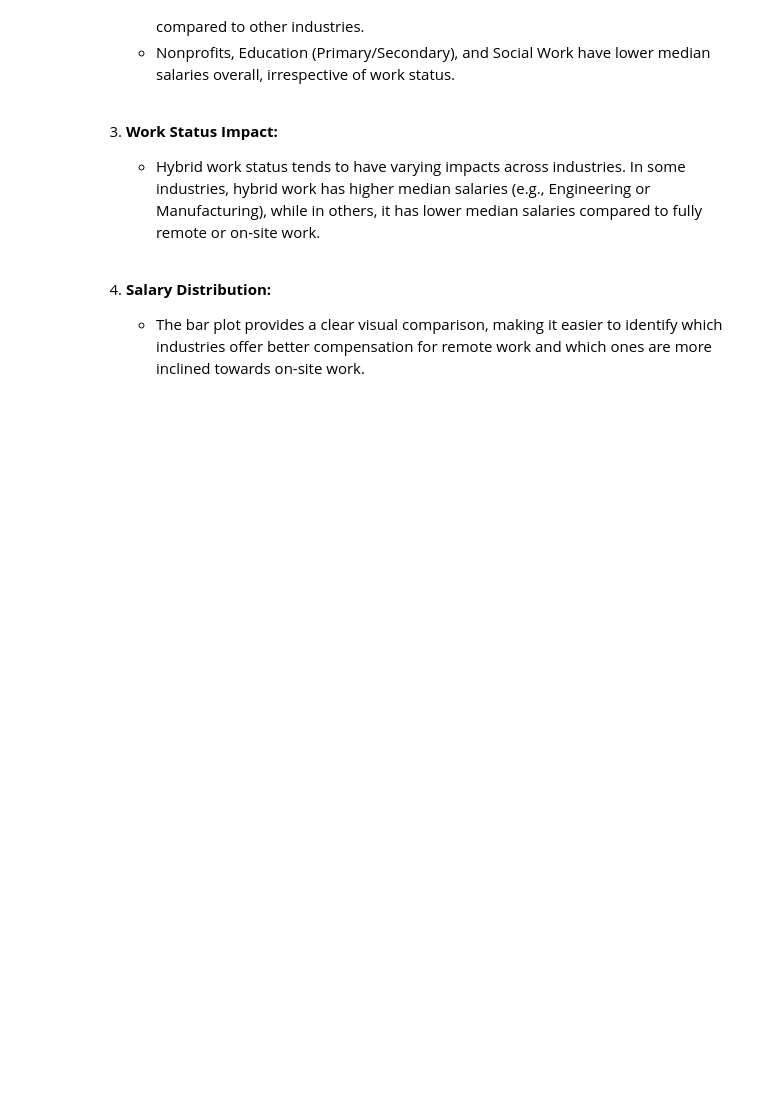
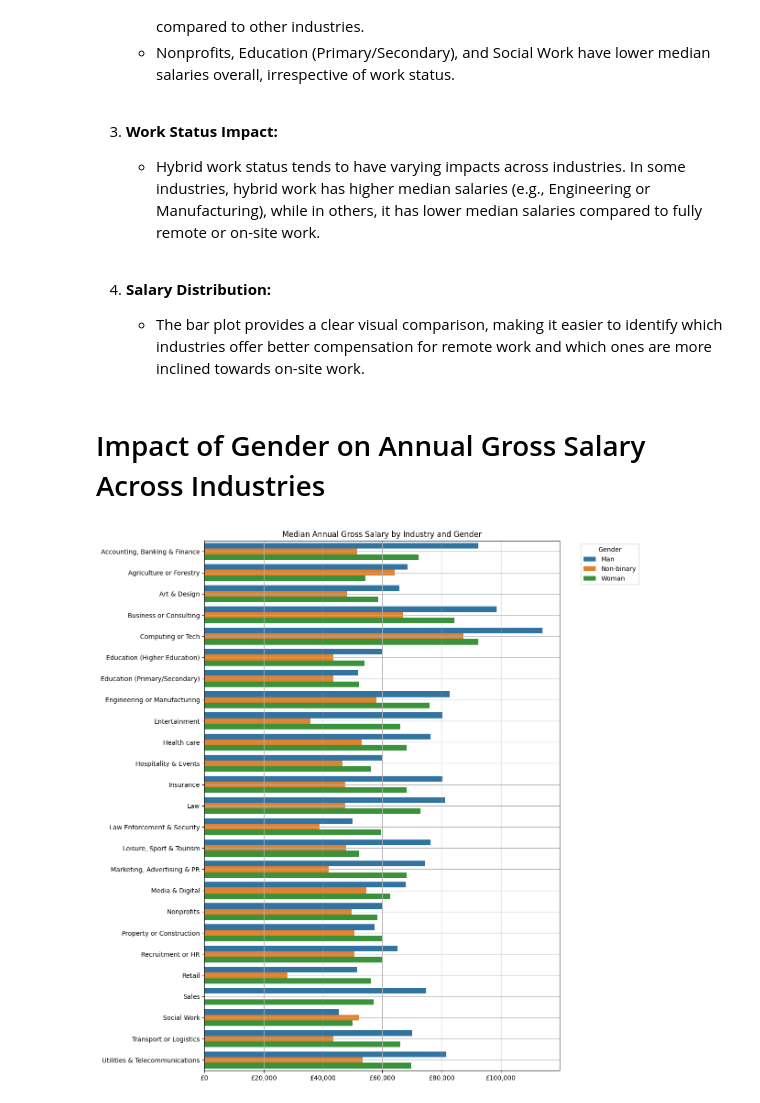
Before and after one commit to mabdullah2971/Portfolio, a Jupyter notebook: Salary Survey Analysis/data_analysis.ipynb, the cells around one changed output. Cells and saved outputs as stored; diff of their text form; code cells hidden in the pictures; blank space fills up the shorter version.

```diff
--- a/Salary Survey Analysis/data_analysis.ipynb
+++ b/Salary Survey Analysis/data_analysis.ipynb
@@ -172,4 +172,22 @@ Observations -
 4. **Salary Distribution:**
     * The bar plot provides a clear visual comparison, making it easier to identify which industries offer better compensation for remote work and which ones are more inclined towards on-site work.
 # %% [markdown]
-#
+# Impact of Gender on Annual Gross Salary Across Industries
+# %%
+# Calculate the median salaries for each industry and gender
+median_salaries_gender = df.groupby(['industry', 'gender'])['annual_salary_gross'].median().reset_index()
+
+# Plot the median salaries for each industry by gender
+plt.figure(figsize=(10, 15))
+sns.barplot(data=median_salaries_gender, x='annual_salary_gross', y='industry', hue='gender')
+plt.title('Median Annual Gross Salary by Industry and Gender')
+plt.xlabel('')
+plt.ylabel('')
+plt.legend(title='Gender', bbox_to_anchor=(1.05, 1), loc='upper left')
+plt.grid(True)
+# Apply the GBP formatter to the x-axis
+plt.gca().xaxis.set_major_formatter(FuncFormatter(gbp))
+
+plt.show()
+# %% [output]
+[figure, added]
```
Also changed, not shown: parts of 6 cells of this notebook.
